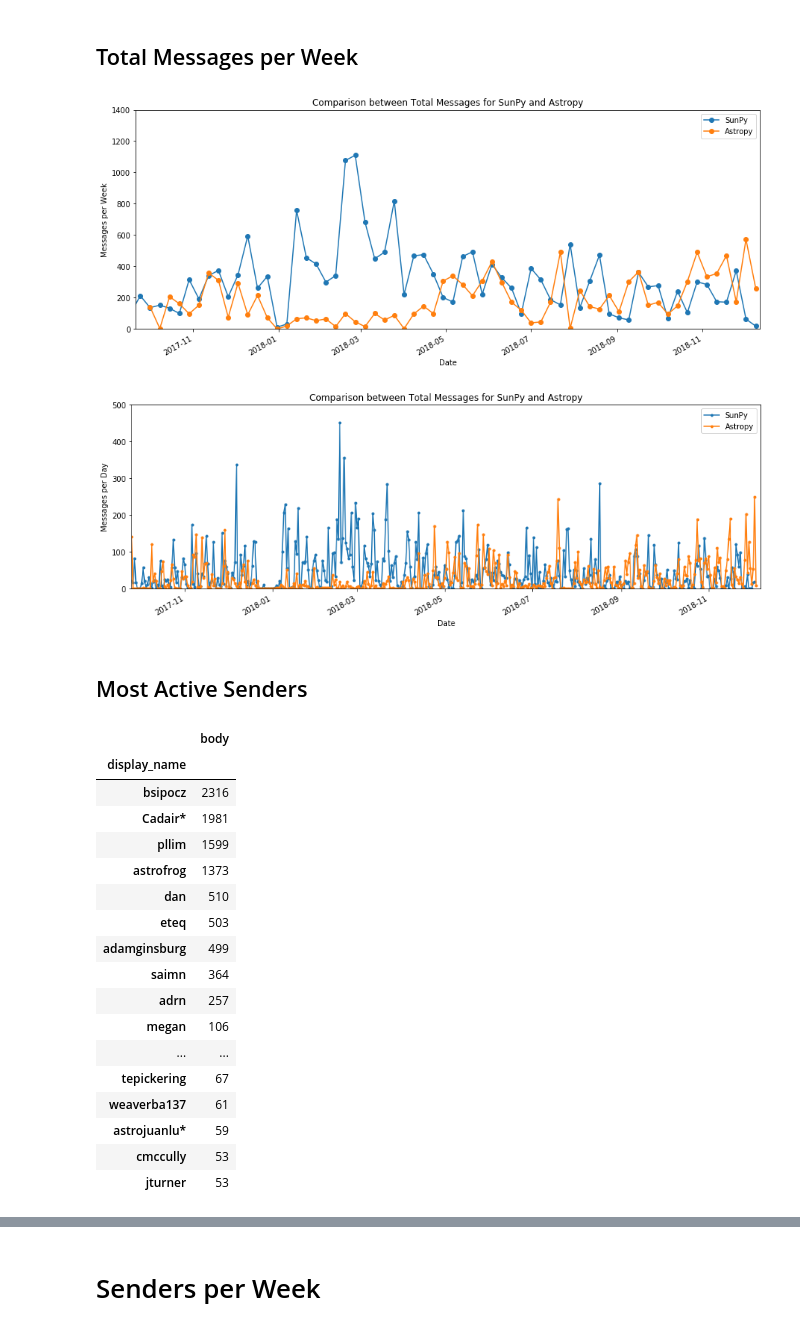
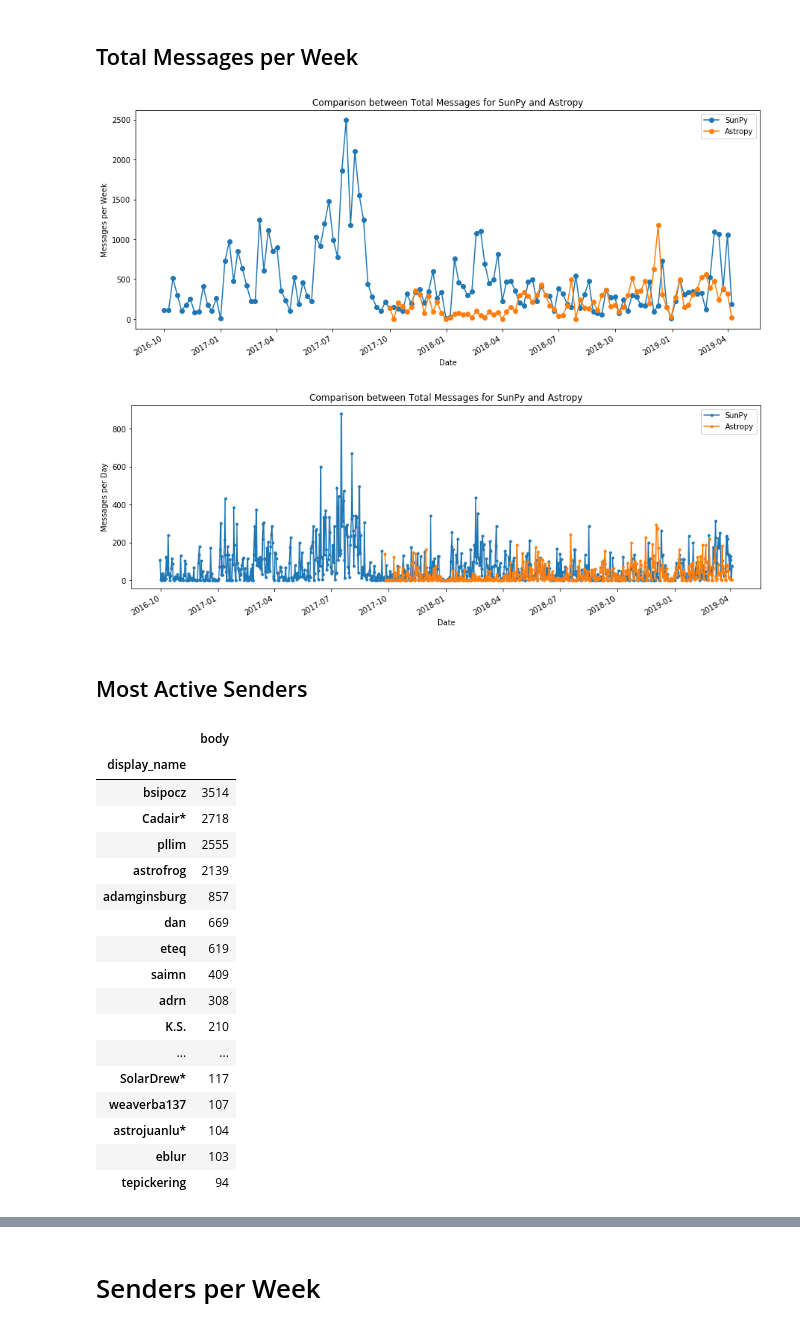
Before and after one commit to Cadair/chat_stats, a Jupyter notebook: astropy_sunpy.ipynb, the cells around one changed output, grey strips where cells are left out. Cells and saved outputs as stored; diff of their text form; code cells hidden in the pictures.

```diff
--- a/astropy_sunpy.ipynb
+++ b/astropy_sunpy.ipynb
@@ -20,7 +21,8 @@ ids = {'astropy': get_rooms_in_community(api, "+astropy:openastronomy.org"),
        'sunpy': get_rooms_in_community(api, "+sunpy:openastronomy.org")}
 # %%
 # Get all the messages in all the rooms
-events = {group: get_all_events(api, cids, cache=f"{group}_messages.h5", refresh_cache=False)
+events = {group: get_all_events(api, cids, cache=f"{group}_messages.h5", refresh_cache=False,
+                                stop_time=None)
           for group, cids in ids.items()}
 
 # Pop out this chat as it's old and full of freenode spam
@@ -30,7 +32,7 @@ _ = events['astropy'].pop("astropy_irc_and_gitter")
 _ = events['astropy'].pop("astropy_matrix_test")
 
 # Filter by actual messages
-messages = {group: filter_events_by_messages(gevents) for group, gevents in events.items()}
+messages = {group: filter_events_by_messages(gevents, ignore_github=True) for group, gevents in events.items()}
 
 for gmessages in messages.values():
     for m in gmessages.values():
@@ -135,28 +137,27 @@ fig.autofmt_xdate()
 plt.legend()
 ax.set_ylabel("Messages per Week")
 ax.set_xlabel("Date")
-ax.axis((736592.85, 737040.15, 0.0, 1400))
 ax.set_title("Comparison between Total Messages for SunPy and Astropy")
 None
 # %% [output]
-[figure, old version]
+[figure, new version]
 # %%
 fig, ax = plt.subplots(figsize=(15,5))
 
 ax.set_title("Comparison between Total Messages for SunPy and Astropy")
 
 ax.plot(total_mpd['sunpy'].index, total_mpd['sunpy'], "-o", ms=3, label="SunPy")
 ax.plot(total_mpd['astropy'].index, total_mpd['astropy'], "-o", ms=3, label="Astropy")
 
 fig.autofmt_xdate()
 plt.legend()
 
 ax.set_ylabel("Messages per Day")
 ax.set_xlabel("Date")
-ax.axis((736596.85, 737035.15, 0.0, 500))
+#ax.axis((736596.85, 737035.15, 0.0, 500))
 None
 # %% [output]
-[figure, old version]
+[figure, new version]
 # %% [markdown]
 ## Most Active Senders
 # %%
@@ -180,19 +181,19 @@ active_senders['astropy']
 # %% [output]
 |  | body |
 | display_name |  |
-| bsipocz | 2316 |
-| Cadair* | 1981 |
-| pllim | 1599 |
-| astrofrog | 1373 |
-| dan | 510 |
-| eteq | 503 |
-| adamginsburg | 499 |
-| saimn | 364 |
-| adrn | 257 |
-| megan | 106 |
+| bsipocz | 3514 |
+| Cadair* | 2718 |
+| pllim | 2555 |
+| astrofrog | 2139 |
+| adamginsburg | 857 |
+| dan | 669 |
+| eteq | 619 |
+| saimn | 409 |
+| adrn | 308 |
+| K.S. | 210 |
 | ... | ... |
-| tepickering | 67 |
-| weaverba137 | 61 |
-| astrojuanlu* | 59 |
-| cmccully | 53 |
-| jturner | 53 |
+| SolarDrew* | 117 |
+| weaverba137 | 107 |
+| astrojuanlu* | 104 |
+| eblur | 103 |
+| tepickering | 94 |
```
Also changed, not shown: parts of 12 cells of this notebook, 2 other files.
